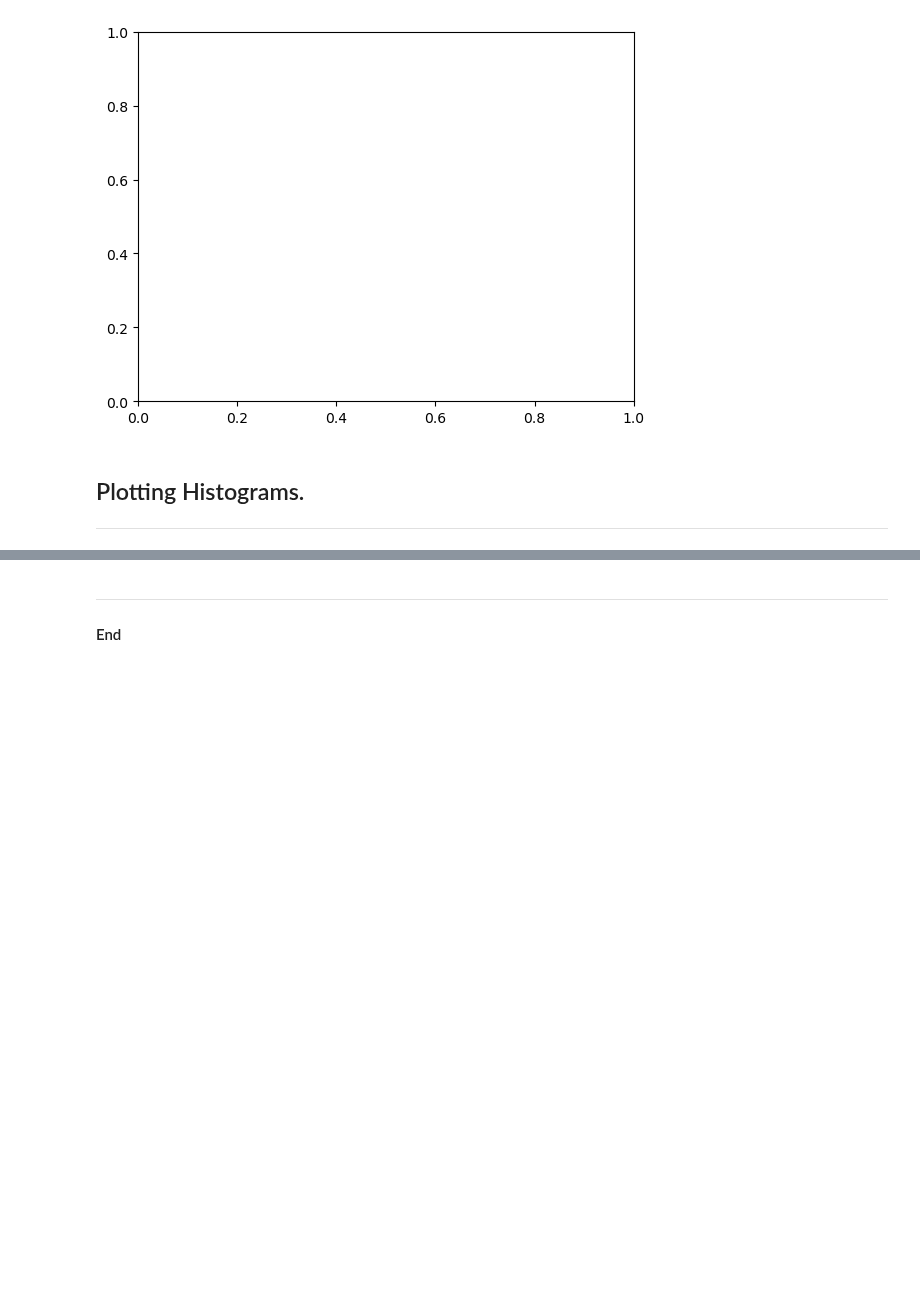
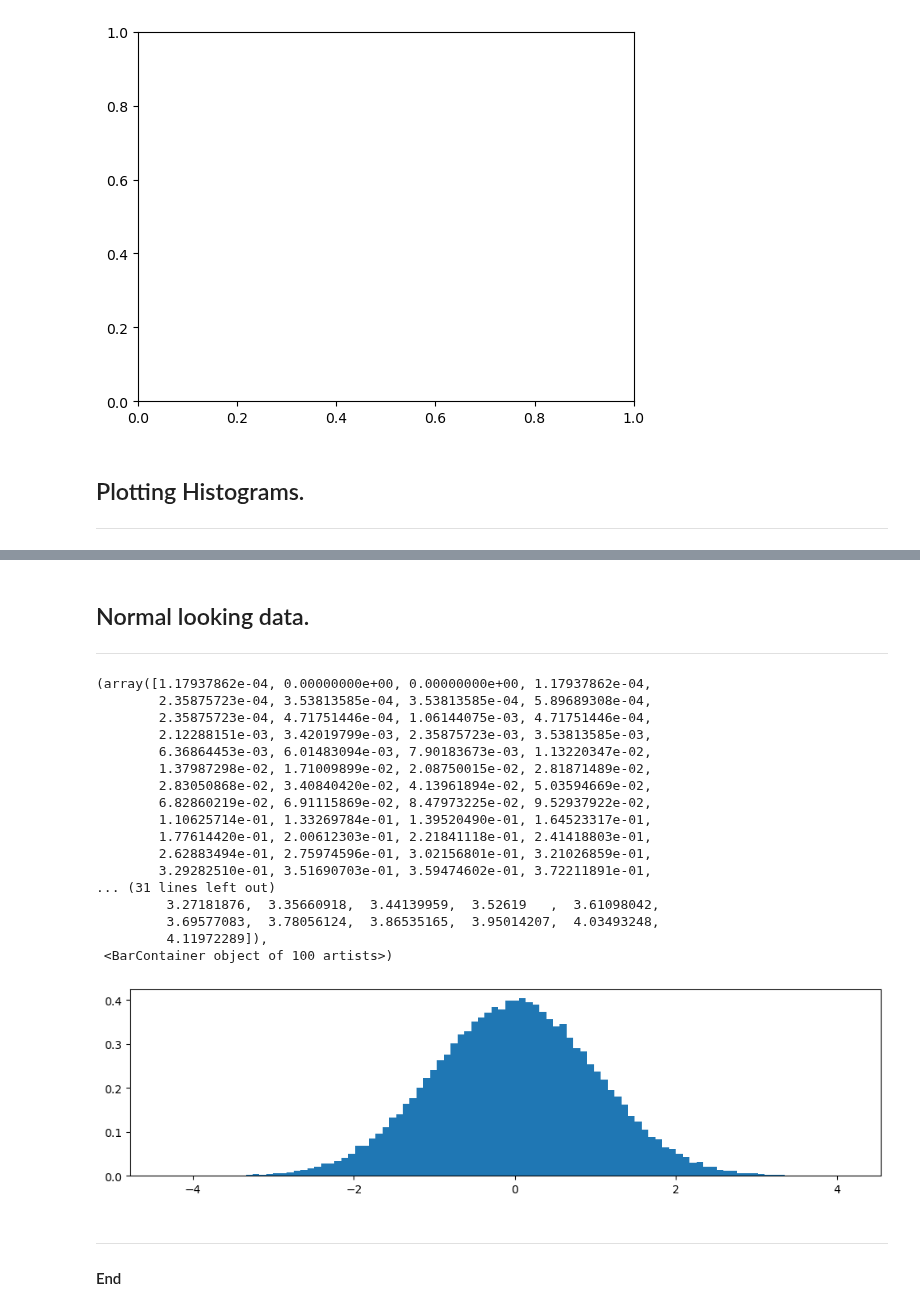
Before and after one commit to cpjm/Fundamentals_of_data_analysis, a Jupyter notebook: numpy_random.ipynb, the cells around one changed output, grey strips where cells are left out. Cells and saved outputs as stored; diff of their text form; code cells hidden in the pictures; blank space fills up the shorter version.

Commit message:
Normal histogram

```diff
--- a/numpy_random.ipynb
+++ b/numpy_random.ipynb
@@ -227,3 +227,36 @@ ax.hist(rand_floats,bins=100);
+# %% [markdown]
+## Normal looking data.
+
+
+***
+# %%
+# Generate numbers on a standard Normal distribution.
+rand_normal = rng.standard_normal(100000)
+# %%
+# Create an empty plot.
+fig, ax  = plt.subplots(figsize=(12, 3))
+
+# Plot a histogram.
+ax.hist(rand_normal, bins=100, density=True)
+# %% [output]
+(array([1.17937862e-04, 0.00000000e+00, 0.00000000e+00, 1.17937862e-04,
+        2.35875723e-04, 3.53813585e-04, 3.53813585e-04, 5.89689308e-04,
+        2.35875723e-04, 4.71751446e-04, 1.06144075e-03, 4.71751446e-04,
+        2.12288151e-03, 3.42019799e-03, 2.35875723e-03, 3.53813585e-03,
+        6.36864453e-03, 6.01483094e-03, 7.90183673e-03, 1.13220347e-02,
+        1.37987298e-02, 1.71009899e-02, 2.08750015e-02, 2.81871489e-02,
+        2.83050868e-02, 3.40840420e-02, 4.13961894e-02, 5.03594669e-02,
+        6.82860219e-02, 6.91115869e-02, 8.47973225e-02, 9.52937922e-02,
+        1.10625714e-01, 1.33269784e-01, 1.39520490e-01, 1.64523317e-01,
+        1.77614420e-01, 2.00612303e-01, 2.21841118e-01, 2.41418803e-01,
+        2.62883494e-01, 2.75974596e-01, 3.02156801e-01, 3.21026859e-01,
+        3.29282510e-01, 3.51690703e-01, 3.59474602e-01, 3.72211891e-01,
+... (31 lines left out)
+         3.27181876,  3.35660918,  3.44139959,  3.52619   ,  3.61098042,
+         3.69577083,  3.78056124,  3.86535165,  3.95014207,  4.03493248,
+         4.11972289]),
+ <BarContainer object of 100 artists>)
+[figure, added]
 # %% [markdown]
 ***
 
```
Also changed, not shown: parts of 15 cells of this notebook.
